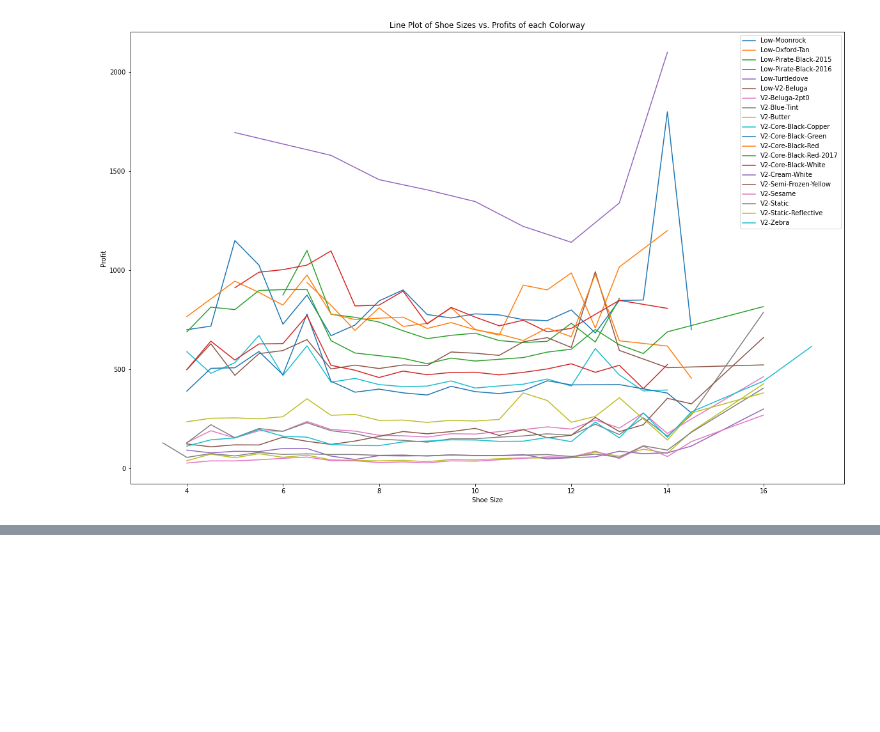
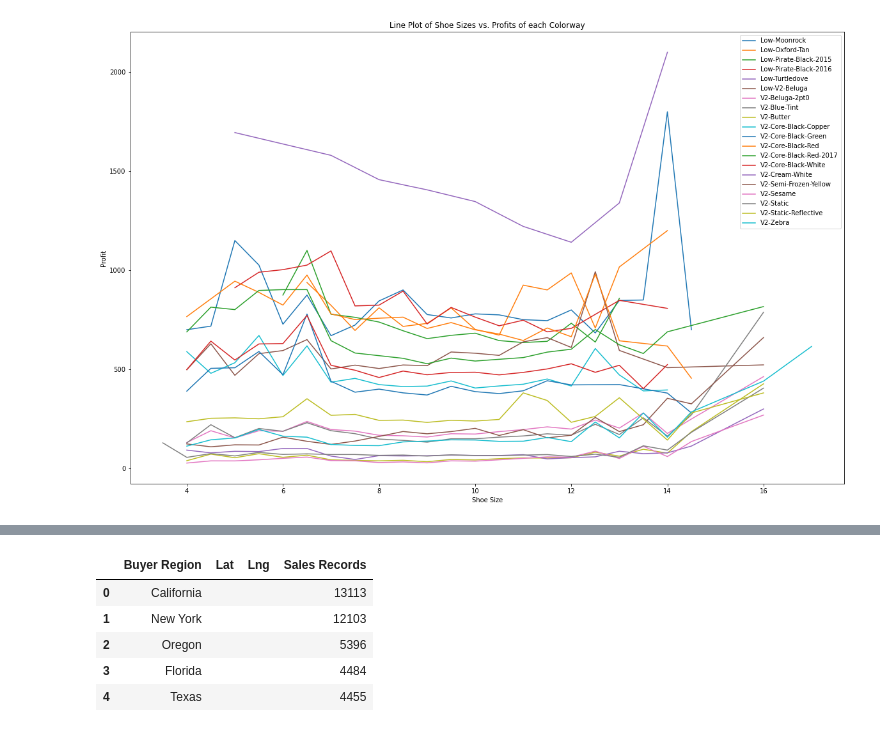
Before and after one commit to tjefferson15/Project-1-Hawks-, a Jupyter notebook: StockX.ipynb, the cells around one changed output, grey strips where cells are left out. Saved outputs shown, nothing was run; the diff lists cells and outputs as text; code cells hidden in the pictures; blank space fills up the shorter version.

```diff
--- a/StockX.ipynb
+++ b/StockX.ipynb
@@ -223,0 +191,17 @@ region_group.count()
+# %%
+region_group = yeezy_stockx.groupby(["Buyer Region"])
+region_count = region_group.count().sort_values("Profit", ascending=False)
+region_count = region_count.reset_index()
+region_count["Lat"] = ""
+region_count["Lng"] = ""
+region_count = region_count[["Buyer Region", "Lat", "Lng", "Profit"]]
+region_count = region_count.rename(columns={"Profit": "Sales Records"})
+
+region_count.head()
+# %% [output]
+|  | Buyer Region | Lat | Lng | Sales Records |
+| 0 | California |  |  | 13113 |
+| 1 | New York |  |  | 12103 |
+| 2 | Oregon |  |  | 5396 |
+| 3 | Florida |  |  | 4484 |
+| 4 | Texas |  |  | 4455 |
```
Also changed, not shown: parts of 8 cells of this notebook.
